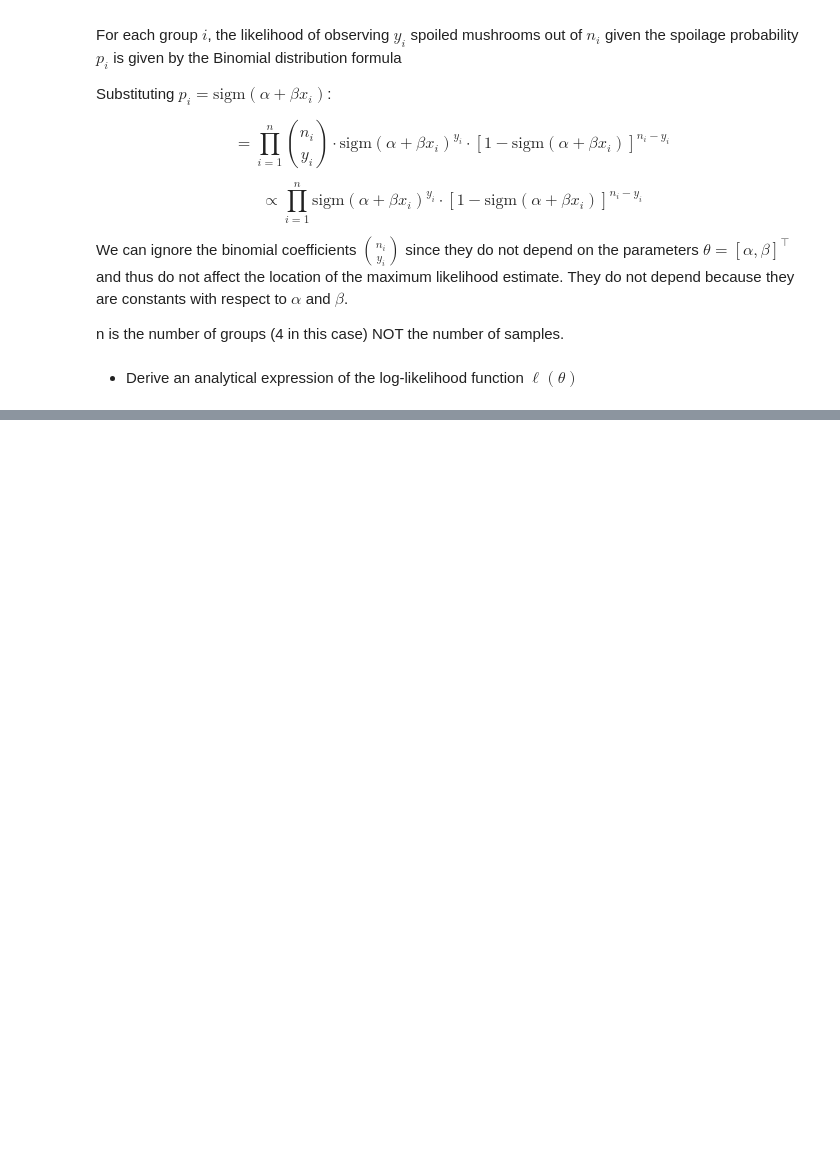
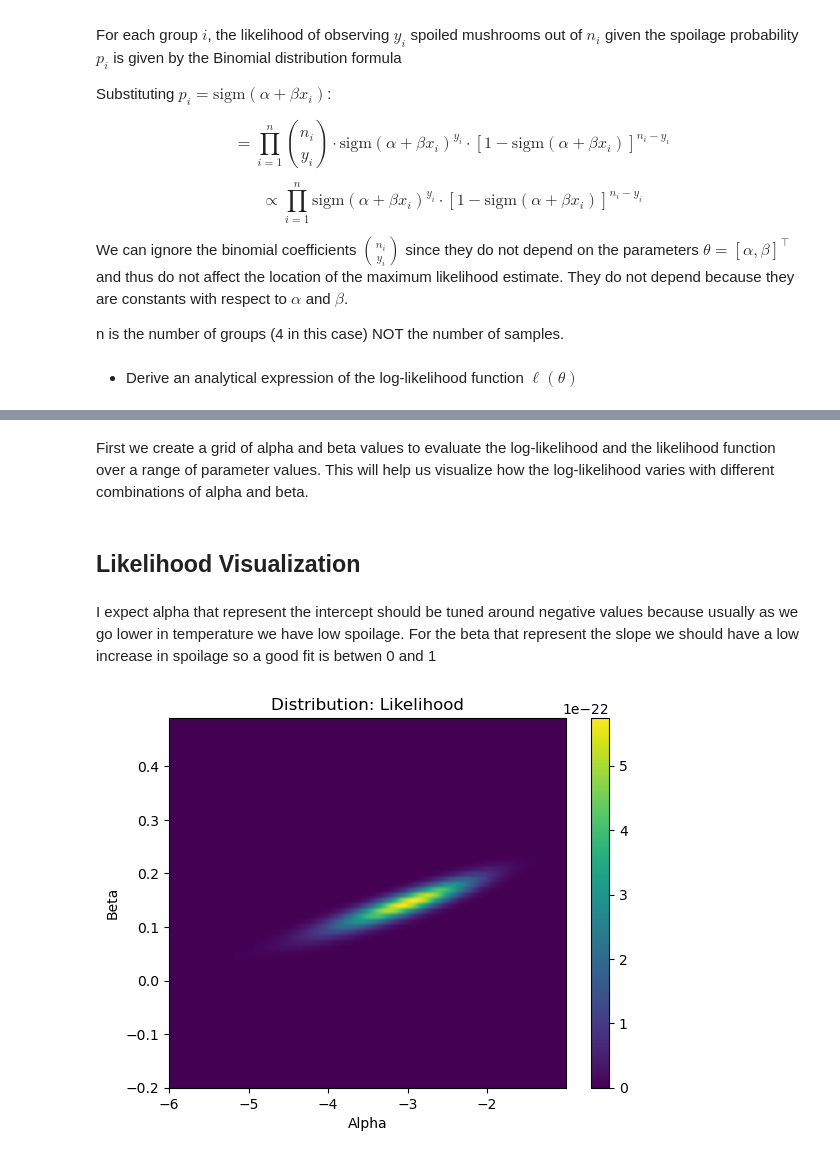
Before and after one commit to FedericoGritti/probabilistic_mushroom_spoilage_model, a Jupyter notebook: carnio_gritti.ipynb, the cells around one changed output, grey strips where cells are left out. Drawn from its saved outputs; the diff is of its cells as text; code cells hidden in the pictures; blank space fills up the shorter version.

```diff
--- a/carnio_gritti.ipynb
+++ b/carnio_gritti.ipynb
@@ -146,4 +162,4 @@ to an additive factor)
 # %%
 import numpy as np
 def sigmoid(z):
-    return 1/(1 - np.exp(-z))
+    return 1/(1 + np.exp(-z))
@@ -149,0 +198,36 @@ def sigmoid(z):
+# %% [markdown]
+First we create a grid of alpha and beta values to evaluate the log-likelihood and the likelihood function over a range of parameter values. This will help us visualize how the log-likelihood varies with different combinations of alpha and beta.
+# %%
+def create_meshgrid(alpha_range=(-5,1),beta_range=(-20,20), step=0.1):
+    alpha_vals=np.arange(alpha_range[0],alpha_range[1], step)
+    beta_vals=np.arange(beta_range[0], beta_range[1], step)
+    a_prior, b_prior = np.meshgrid(alpha_vals, beta_vals)
+    return a_prior, b_prior
+# %%
+def display_distribution(func, alpha_g, beta_g, func_name=''):
+    grid = np.zeros_like( alpha_g )
+    for i in range(alpha_g.shape[0]):
+        for j in range(alpha_g.shape[1]):
+            grid[i, j] = func(alpha_g[i, j], beta_g[i, j])
+    plt.figure()
+    plt.imshow(grid[::-1], extent=(alpha_g.min(), alpha_g.max(), beta_g.min(), beta_g.max()), origin='lower', aspect='auto')
+    # extent allows to set the axis limits correctly
+    # also we need to invert the grid because imshow starts the y-axis from the top,
+    # that means that the first row is the highest value of beta, while in our meshgrid it's the lowest.
+    plt.colorbar()
+    plt.xlabel('Alpha')
+    plt.ylabel('Beta')
+    plt.title(f'Distribution: {func_name}')
+    plt.show()
+
+    return grid
+# %% [markdown]
+## Likelihood Visualization
+# %% [markdown]
+I expect alpha that represent the intercept should be tuned around negative values because usually as we go lower in temperature we have low spoilage.
+For the beta that represent the slope we should have a low increase in spoilage so a good fit is betwen 0 and 1
+# %%
+a_prior, b_prior = create_meshgrid(alpha_range=(-6, -1), beta_range=(-0.2, 0.5), step=0.01)
+likelihood_grid = display_distribution(likelihood, a_prior, b_prior, func_name='Likelihood')
+# %% [output]
+[figure, added]
```
Also changed, not shown: parts of 13 cells of this notebook.
